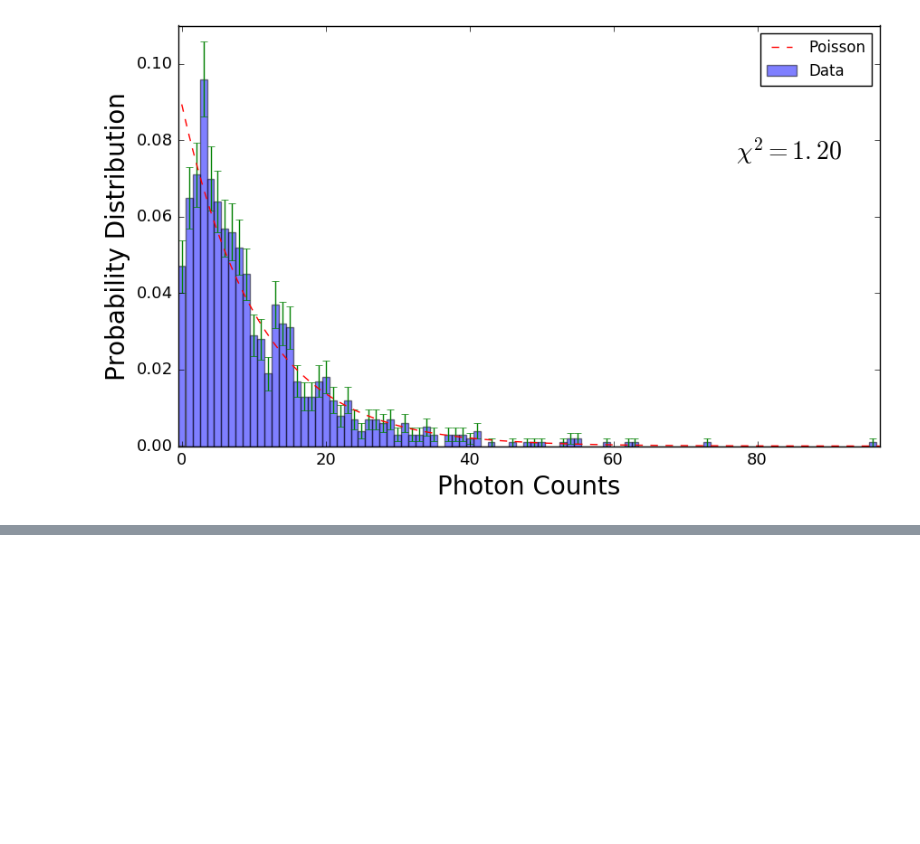
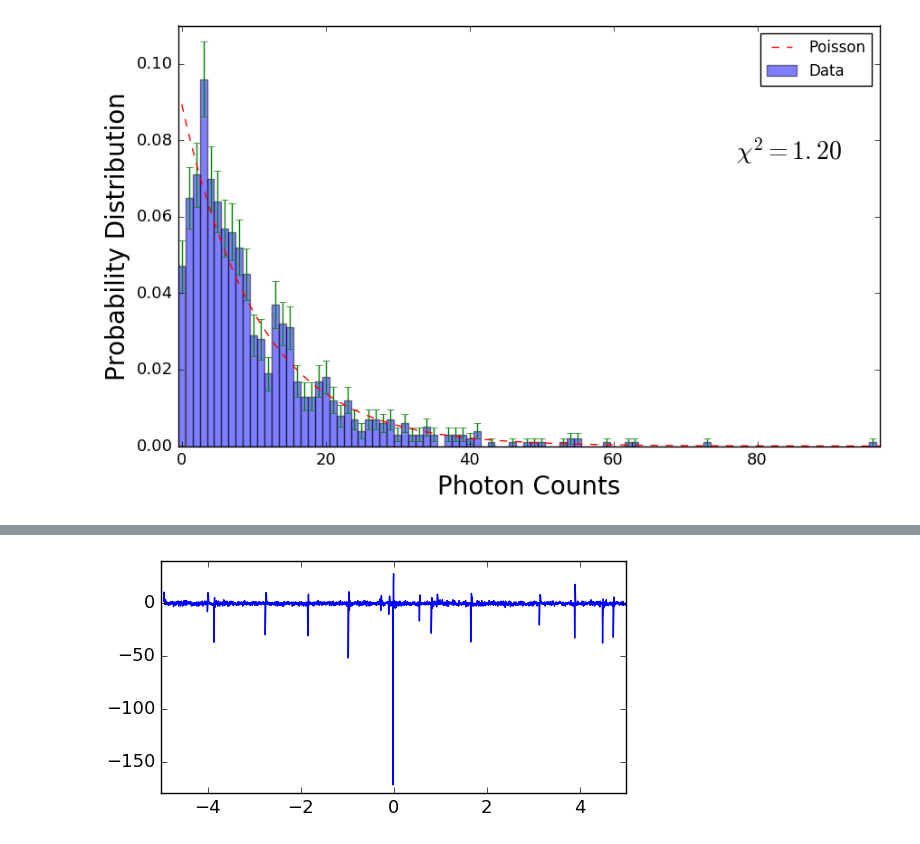
Before and after one commit to B-Rich/QLab, a Jupyter notebook: PhotonCounting/DataAnalysis.ipynb, the cells around one changed output, grey strips where cells are left out. Saved outputs shown, nothing was run; the diff lists cells and outputs as text; code cells hidden in the pictures; blank space fills up the shorter version.

```diff
--- a/PhotonCounting/DataAnalysis.ipynb
+++ b/PhotonCounting/DataAnalysis.ipynb
@@ -449,0 +539,14 @@ plt.savefig('ThermR10000.png')
+# %%
+Const_I_3 = pd.read_excel('const_i_3.csv',skiprows=[0]);
+
+Time3 = Const_I_3['second']
+Volt3 = Const_I_3['Volt']
+
+plt.figure(figsize=(6,3))
+plt.xticks(size = 13);
+plt.yticks(size = 13);
+plt.plot(Time3*1e6,Volt3*1e3)
+plt.ylim(-180,40);
+plt.xlim(-5,5);
+# %% [output]
+[figure, added]
```
Also changed, not shown: parts of 14 cells of this notebook, 7 other files.
